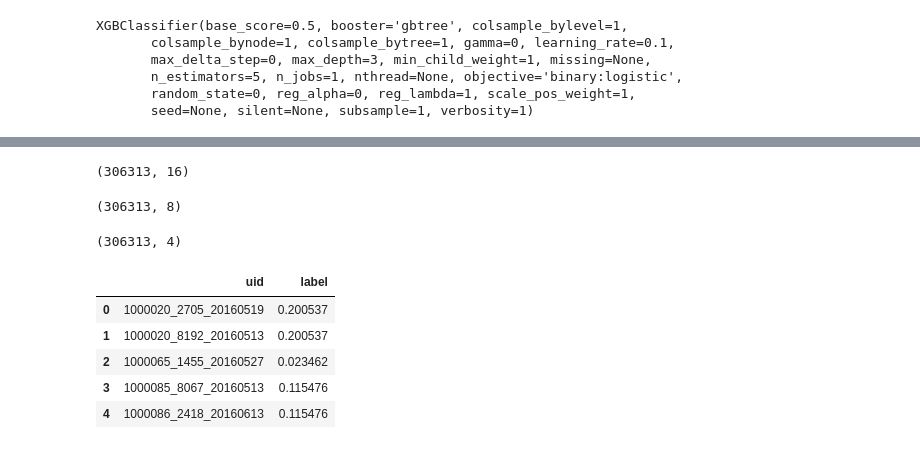
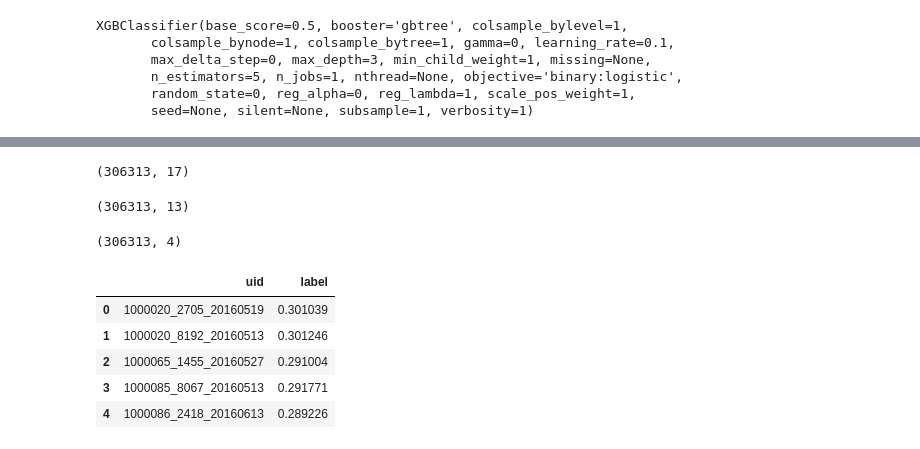
Before and after one commit to HRTseng/100Day-ML-Marathon, a Jupyter notebook: DAY_50~53_HW01.ipynb, the cells around one changed output, grey strips where cells are left out. Drawn from its saved outputs; the diff is of its cells as text; code cells hidden in the pictures.

```diff
--- a/DAY_50~53_HW01.ipynb
+++ b/DAY_50~53_HW01.ipynb
@@ -175,18 +137,0 @@ See the caveats in the documentation: http://pandas.pydata.org/pandas-docs/stabl
-# %%
-##dftest
-## this_month_user_receive_all_coupon_count
-t =  dftest[['User_id']]
-t['this_month_user_receive_all_coupon_count'] = 1
-t = t.groupby('User_id').agg('sum').reset_index()
-
-
-## this_month_user_receive_same_coupon_count
-t1 = dftest[['User_id','Coupon_id']]
-t1['this_month_user_receive_same_coupon_count'] = 1
-t1 = t1.groupby(['User_id','Coupon_id']).agg('sum').reset_index()
-dftest = pd.merge(dftest,t,on='User_id',how='left')
-dftest = pd.merge(dftest,t1,on=['User_id','Coupon_id'], how='left')
-dftest= dftest[~np.isnan(dftest['Coupon_id'])].copy()
-dftest[np.isnan(dftest['this_month_user_receive_all_coupon_count'])] = 0
-dftest[np.isnan(dftest['this_month_user_receive_same_coupon_count'])] = 0
-print(dftest.shape)
@@ -267,6 +304,8 @@ original_feature = ['discount_rate',
                     'discount_man',
                     'discount_jian',
                     'Distance','this_month_user_receive_all_coupon_count','this_month_user_receive_same_coupon_count'
+                    ,'this_day_user_receive_all_coupon_count','this_day_user_receive_same_coupon_count',
+                    'user_merchant_received','user_merchant_any','total_coupon'
                    ]
 predictors = original_feature
 print(len(original_feature),original_feature)
@@ -466,0 +493,3 @@ Validation AUC: 0.817, Accuracy: 0.953
+# %%
+dftest = dftest.fillna(0)
+dftest.head()
@@ -474,14 +510,14 @@ testset = targetset[predictors].copy()
 
 y_test_pred = model.predict_proba(testset[predictors])
 xgb_test_predicted = xgb.predict_proba(testset[predictors])
-#rf_test_predicted = estimator.predict_proba(testset[predictors])
+rf_test_predicted = rf.predict_proba(testset[predictors])
 #stacking_test_predicted = stacking.predict_proba(testset[predictors])
 test1 = testset.copy()
-test1['pred_prob'] = xgb_test_predicted[:, 1]*0.8 + y_test_pred[:, 1]*0.2
+test1['pred_prob'] = xgb_test_predicted[:, 1]*0.85 + y_test_pred[:, 1]*0.15
 print(test1.shape)
 # %% [output]
-(306313, 16)
+(306313, 17)
-(306313, 8)
+(306313, 13)
 # %%
 output = pd.concat((targetset[["User_id", "Coupon_id", "Date_received"]], test1["pred_prob"]), axis=1)
 print(output.shape)
@@ -496,14 +532,14 @@ output.reset_index(drop=True, inplace=True)
 # %%
 ### NOTE: YOUR SUBMITION FILE SHOULD HAVE COLUMN NAME: uid, label
 out = output.groupby("uid", as_index=False).mean()
 out = out[["uid", "pred_prob"]]
 out.columns = ["uid", "label"]
-out.to_csv("baseline_example0613-4.csv", header=["uid", "label"], index=False) # submission format
+out.to_csv("baseline_example0613-17.csv", header=["uid", "label"], index=False) # submission format
 out.head()
 # %% [output]
 |  | uid | label |
-| 0 | 1000020_2705_20160519 | 0.200537 |
-| 1 | 1000020_8192_20160513 | 0.200537 |
-| 2 | 1000065_1455_20160527 | 0.023462 |
-| 3 | 1000085_8067_20160513 | 0.115476 |
-| 4 | 1000086_2418_20160613 | 0.115476 |
+| 0 | 1000020_2705_20160519 | 0.301039 |
+| 1 | 1000020_8192_20160513 | 0.301246 |
+| 2 | 1000065_1455_20160527 | 0.291004 |
+| 3 | 1000085_8067_20160513 | 0.291771 |
+| 4 | 1000086_2418_20160613 | 0.289226 |
```
Also changed, not shown: parts of 21 cells of this notebook.
